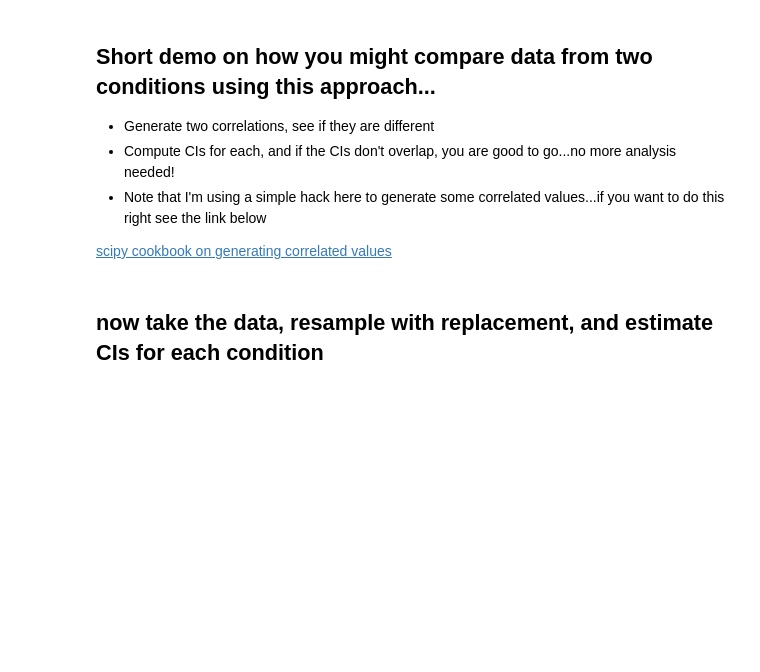
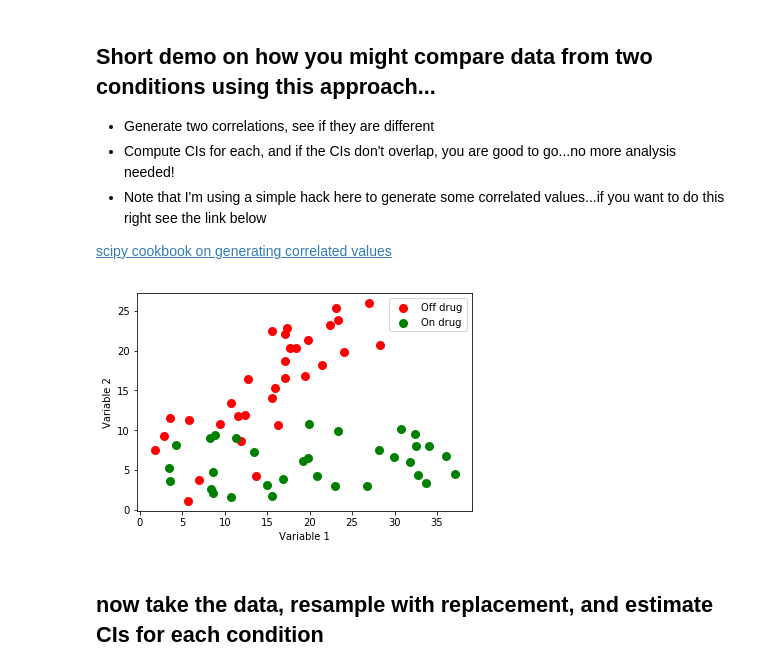
Before and after one commit to TimCSheehan/PSYC-NEU-231, a Jupyter notebook: Tutorial030_NonParametricStats.ipynb, the cells around one changed output. Drawn from its saved outputs; the diff is of its cells as text; code cells hidden in the pictures; blank space fills up the shorter version.

```diff
--- a/Tutorial030_NonParametricStats.ipynb
+++ b/Tutorial030_NonParametricStats.ipynb
@@ -450,23 +457,25 @@ plt.show()
 # %%
 # generate some fake data...then try N=160 and noise = 20 etc...
 N = 16
 noise = 10
 
 # first pair of data vectors from one experimental condition (say - off drug)
 d1 = noise * np.random.rand(N)+np.linspace(.1,20,N)
 d2 = noise * np.random.rand(N)+np.linspace(.1,20,N)
 
 # first pair of data vectors from second experimental condition (say - on drug)
 d3 = noise * np.random.rand(N) + np.linspace(.1,30,N)
 d4 = noise * np.random.rand(N) + np.linspace(.1,2,N)
 
 # show the data set...
 plt.scatter(d1,d2, color='r', linewidths=3)
 plt.scatter(d3,d4, color='g', linewidths=3)
 plt.xlabel('Variable 1')
 plt.ylabel('Variable 2')
 plt.legend(['Off drug', 'On drug'])
-plt.show
+plt.show()
+# %% [output]
+[figure, added]
 # %% [markdown]
 ## now take the data, resample with replacement, and estimate CIs for each condition
 # %%
```
Also changed, not shown: parts of 4 cells of this notebook.
